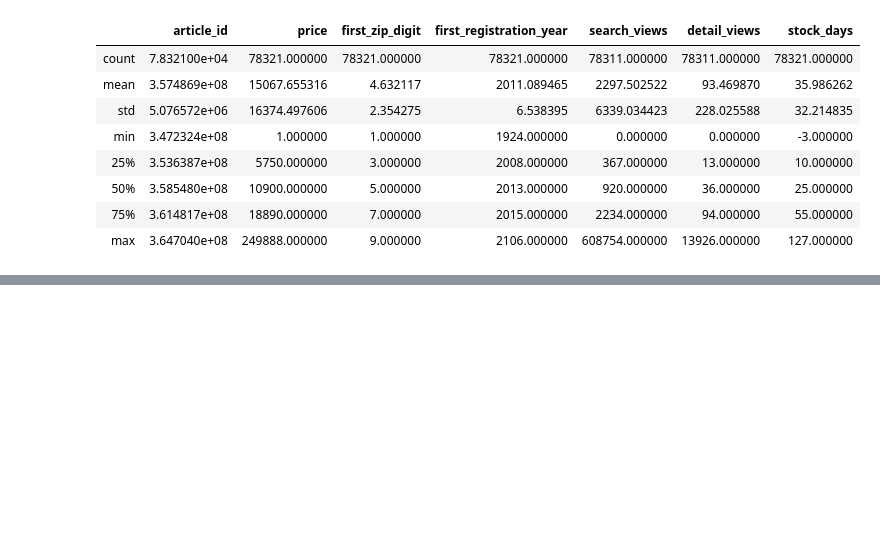
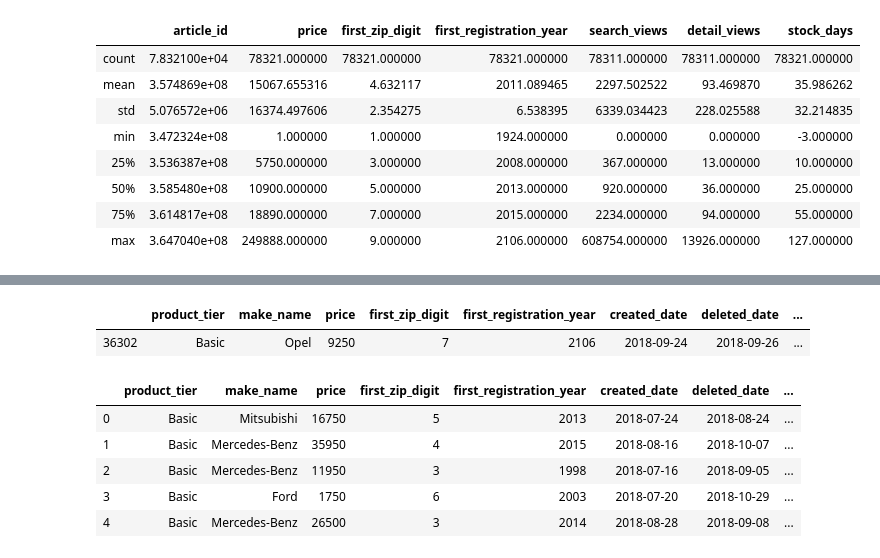
Before and after one commit to Akram035/Auto_scout24, a Jupyter notebook: auto_scout24.ipynb, the cells around one changed output, grey strips where cells are left out. Drawn from its saved outputs; the diff is of its cells as text; code cells hidden in the pictures; blank space fills up the shorter version.

```diff
--- a/auto_scout24.ipynb
+++ b/auto_scout24.ipynb
@@ -112,0 +250,18 @@ df.describe()
+# %%
+#finding the wrong value of first_registration_year
+df[df.first_registration_year > 2021]
+# %% [output]
+|  | product_tier | make_name | price | first_zip_digit | first_registration_year | created_date | deleted_date | ... |
+| 36302 | Basic | Opel | 9250 | 7 | 2106 | 2018-09-24 | 2018-09-26 | ... |
+# %%
+#dropping
+df.drop(index = 36302, inplace=True)
+# %%
+df.head()
+# %% [output]
+|  | product_tier | make_name | price | first_zip_digit | first_registration_year | created_date | deleted_date | ... |
+| 0 | Basic | Mitsubishi | 16750 | 5 | 2013 | 2018-07-24 | 2018-08-24 | ... |
+| 1 | Basic | Mercedes-Benz | 35950 | 4 | 2015 | 2018-08-16 | 2018-10-07 | ... |
+| 2 | Basic | Mercedes-Benz | 11950 | 3 | 1998 | 2018-07-16 | 2018-09-05 | ... |
+| 3 | Basic | Ford | 1750 | 6 | 2003 | 2018-07-20 | 2018-10-29 | ... |
+| 4 | Basic | Mercedes-Benz | 26500 | 3 | 2014 | 2018-08-28 | 2018-09-08 | ... |
```
Also changed, not shown: parts of 22 cells of this notebook.
